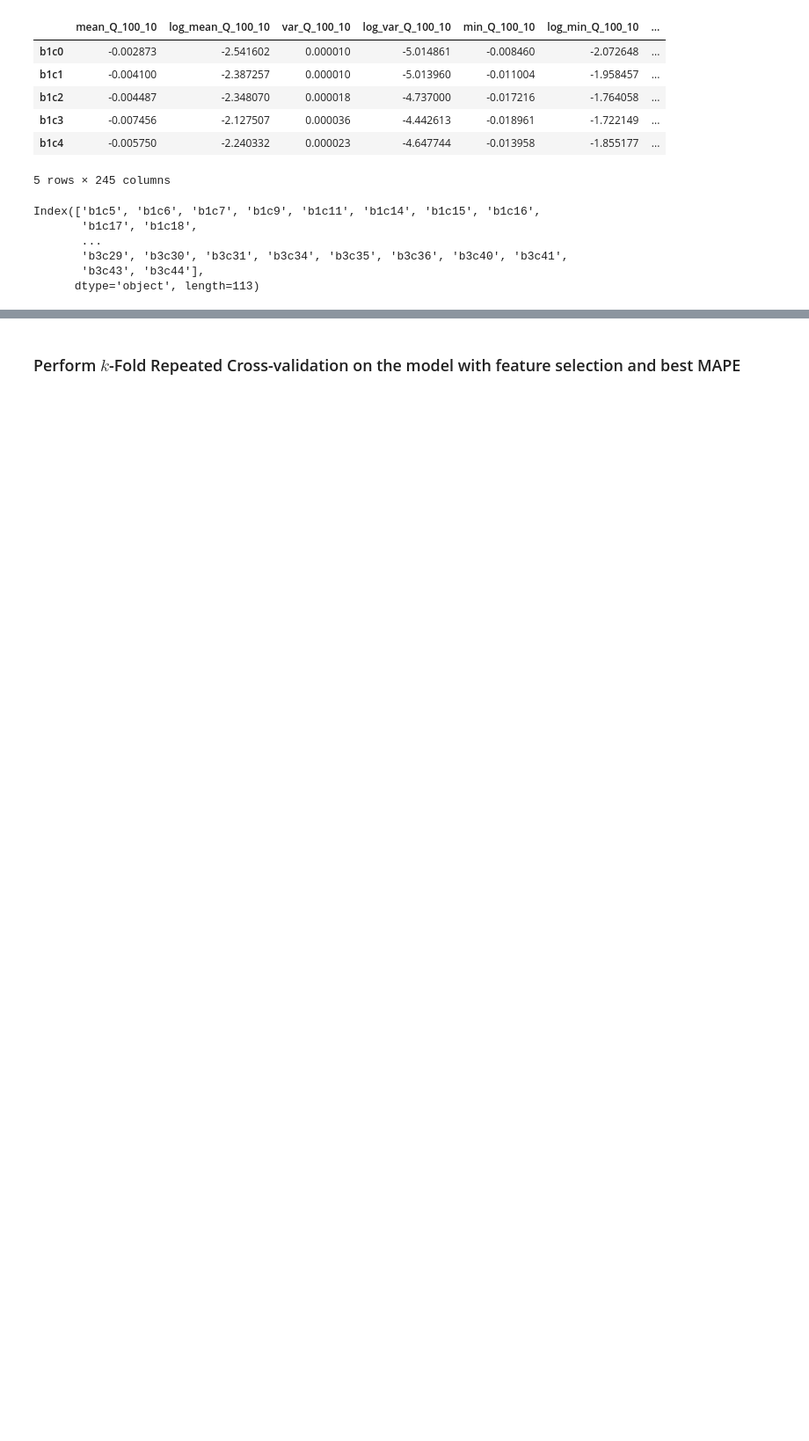
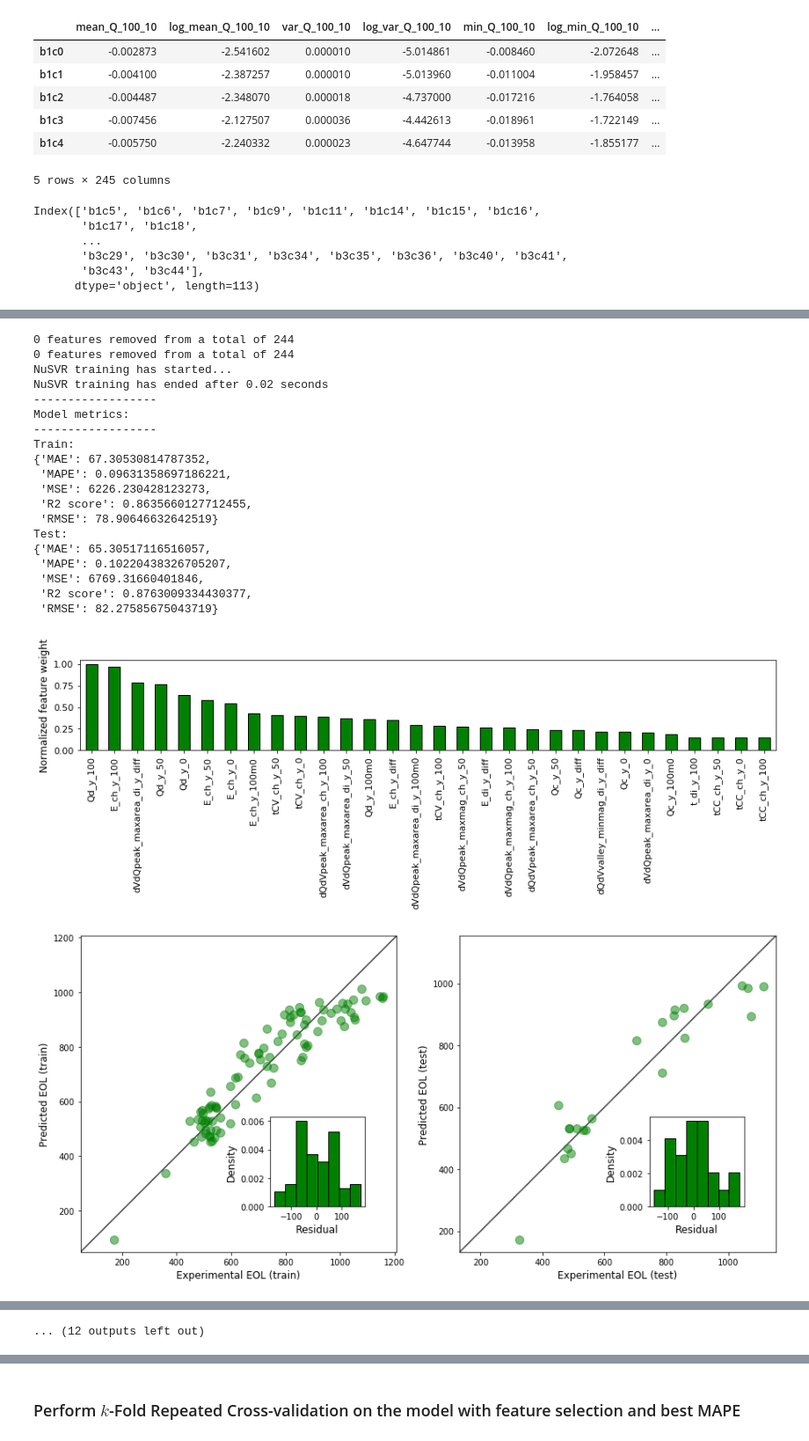
Before and after one commit to Rasheed19/MAC-MIGS-extended-project, a Jupyter notebook: 04_NuSVR_model.ipynb, the cells around one changed output, grey strips where cells are left out. Shown at 88% size. Saved outputs shown, nothing was run; the diff lists cells and outputs as text; code cells hidden in the pictures; blank space fills up the shorter version.

Commit message:
update nusvr model

```diff
--- a/04_NuSVR_model.ipynb
+++ b/04_NuSVR_model.ipynb
@@ -105,8 +36,0 @@ def model_pipeline(df, algo, estimator, param_grid, fname, test_size=0.2, scorin
-# %%
-model, metrics = utils_models.fit_nusvr(df=df,
-                                        test_size=test_size,
-                                        feature_selection=False,
-                                        scaling=False,
-                                        params=params,
-                                        plot=True,
-                                        fname='nusvr_model')
@@ -115,8 +36,0 @@ model, metrics = utils_models.fit_nusvr(df=df,
-# %%
-model, metrics = utils_models.fit_nusvr(df=df,
-                                        test_size=test_size,
-                                        feature_selection=False,
-                                        scaling=True,
-                                        params=params,
-                                        plot=True,
-                                        fname='nusvr_scaled_model')
@@ -156,0 +37,37 @@ k_effect_on_model(scaling=True, fname='nusvr_model_ftselection_scaled_k_')
+# %%
+# define parameters for model pipeline
+estimator = NuSVR()
+param_grid = {"nu": [0.1, 0.3, 0.5, 0.7, 0.9],
+              "C": [0.001, 0.01, 0.1, 1.0],
+              "kernel": ["linear", "poly", "rbf", "sigmoid"]}
+algo = utils_models.fit_nusvr
+fname = 'nusvr'
+# %%
+# call the model pipeline function
+best_k, best_param, metrics = utils_models.model_pipeline(df=df,
+                                                          algo=algo,
+                                                          estimator=estimator,
+                                                          param_grid=param_grid,
+                                                          fname=fname)
+# %% [output]
+0 features removed from a total of 244
+0 features removed from a total of 244
+NuSVR training has started...
+NuSVR training has ended after 0.02 seconds
+------------------
+Model metrics:
+------------------
+Train:
+{'MAE': 67.30530814787352,
+ 'MAPE': 0.09631358697186221,
+ 'MSE': 6226.230428123273,
+ 'R2 score': 0.8635660127712455,
+ 'RMSE': 78.90646632642519}
+Test:
+{'MAE': 65.30517116516057,
+ 'MAPE': 0.10220438326705207,
+ 'MSE': 6769.31660401846,
+ 'R2 score': 0.8763009334430377,
+ 'RMSE': 82.27585675043719}
+[figure, added]
+[figure, added]
@@ -156,0 +137 @@ k_effect_on_model(scaling=True, fname='nusvr_model_ftselection_scaled_k_')
+... (12 outputs left out)
```
Also changed, not shown: parts of 23 cells of this notebook.
